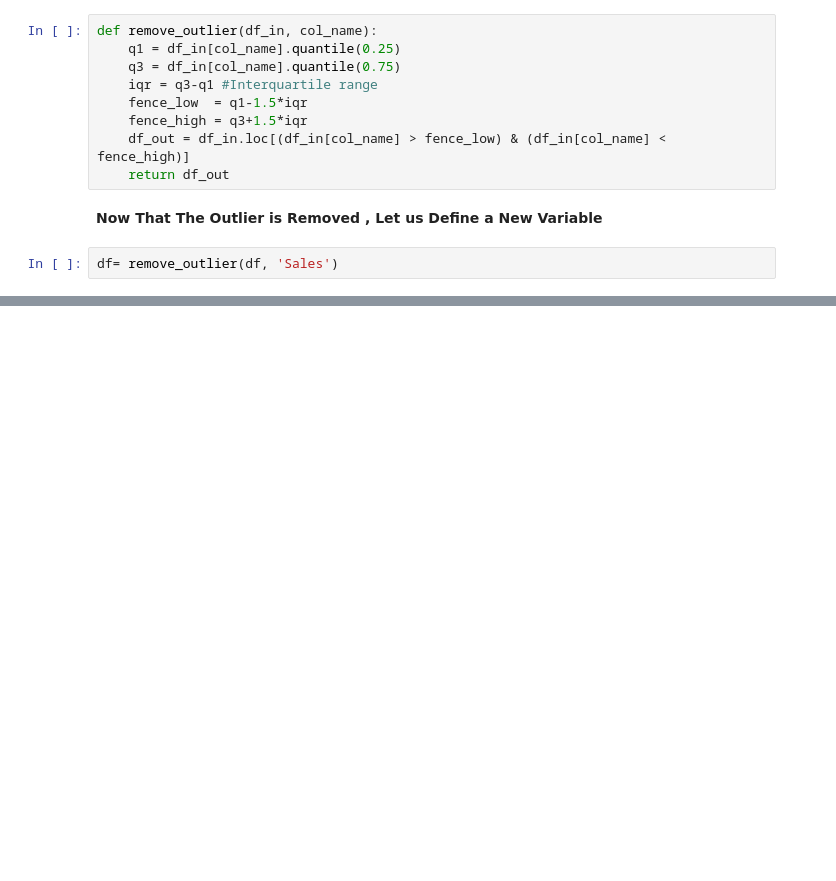
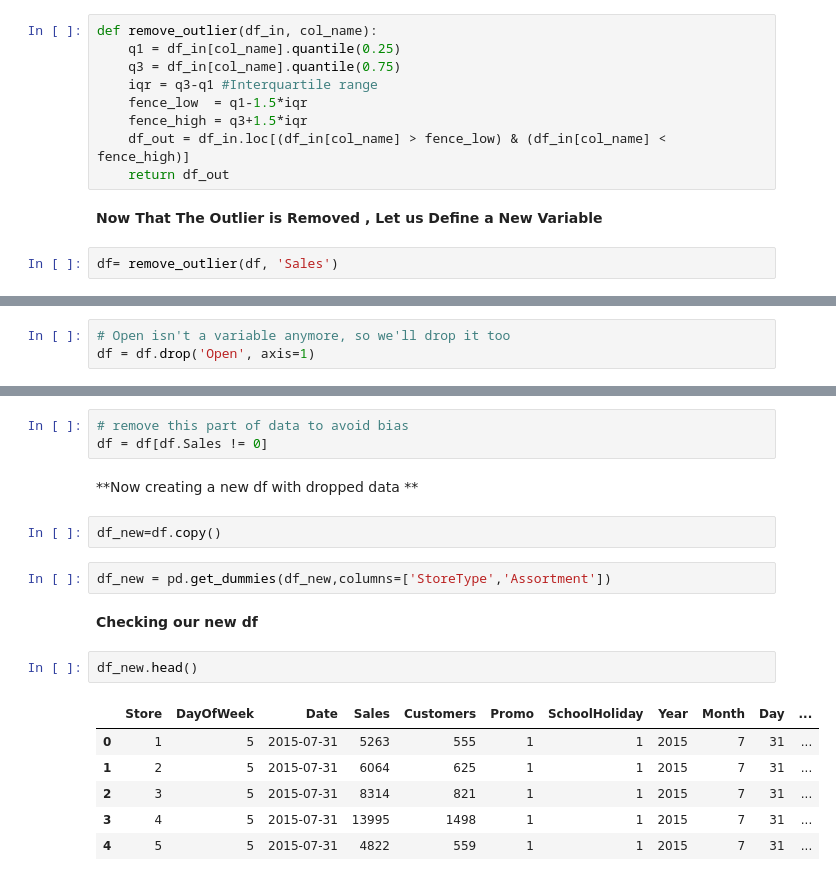
Before and after one commit to himanshu302002/ML-Regression-, a Jupyter notebook: (Capstone_Project)ML_Regression_on_Retail_Sales_Prediction.ipynb, the cells around one changed output, grey strips where cells are left out. Cells and saved outputs as stored; diff of their text form; blank space fills up the shorter version.

```diff
--- a/(Capstone_Project)ML_Regression_on_Retail_Sales_Prediction.ipynb
+++ b/(Capstone_Project)ML_Regression_on_Retail_Sales_Prediction.ipynb
@@ -638,0 +668,3 @@ df= remove_outlier(df, 'Sales')
+# %%
+# Open isn't a variable anymore, so we'll drop it too
+df = df.drop('Open', axis=1)
@@ -638,0 +681,20 @@ df= remove_outlier(df, 'Sales')
+# %%
+# remove this part of data to avoid bias
+df = df[df.Sales != 0]
+# %% [markdown]
+**Now creating a new df with dropped data **
+# %%
+df_new=df.copy()
+# %%
+df_new = pd.get_dummies(df_new,columns=['StoreType','Assortment'])
+# %% [markdown]
+**Checking our new df**
+# %%
+df_new.head()
+# %% [output]
+|  | Store | DayOfWeek | Date | Sales | Customers | Promo | SchoolHoliday | Year | Month | Day | ... |
+| 0 | 1 | 5 | 2015-07-31 | 5263 | 555 | 1 | 1 | 2015 | 7 | 31 | ... |
+| 1 | 2 | 5 | 2015-07-31 | 6064 | 625 | 1 | 1 | 2015 | 7 | 31 | ... |
+| 2 | 3 | 5 | 2015-07-31 | 8314 | 821 | 1 | 1 | 2015 | 7 | 31 | ... |
+| 3 | 4 | 5 | 2015-07-31 | 13995 | 1498 | 1 | 1 | 2015 | 7 | 31 | ... |
+| 4 | 5 | 5 | 2015-07-31 | 4822 | 559 | 1 | 1 | 2015 | 7 | 31 | ... |
```
Also changed, not shown: parts of 5 cells of this notebook.
